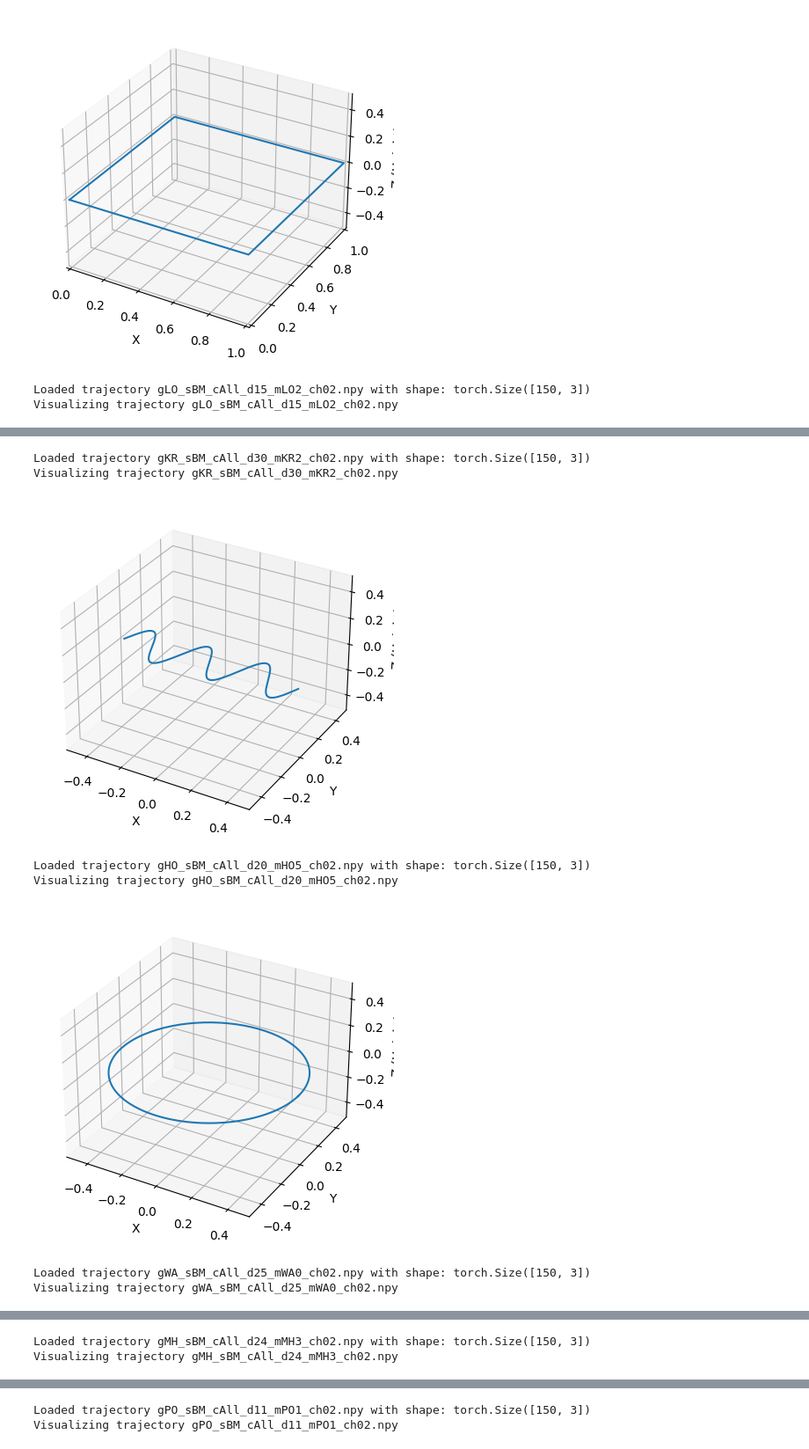
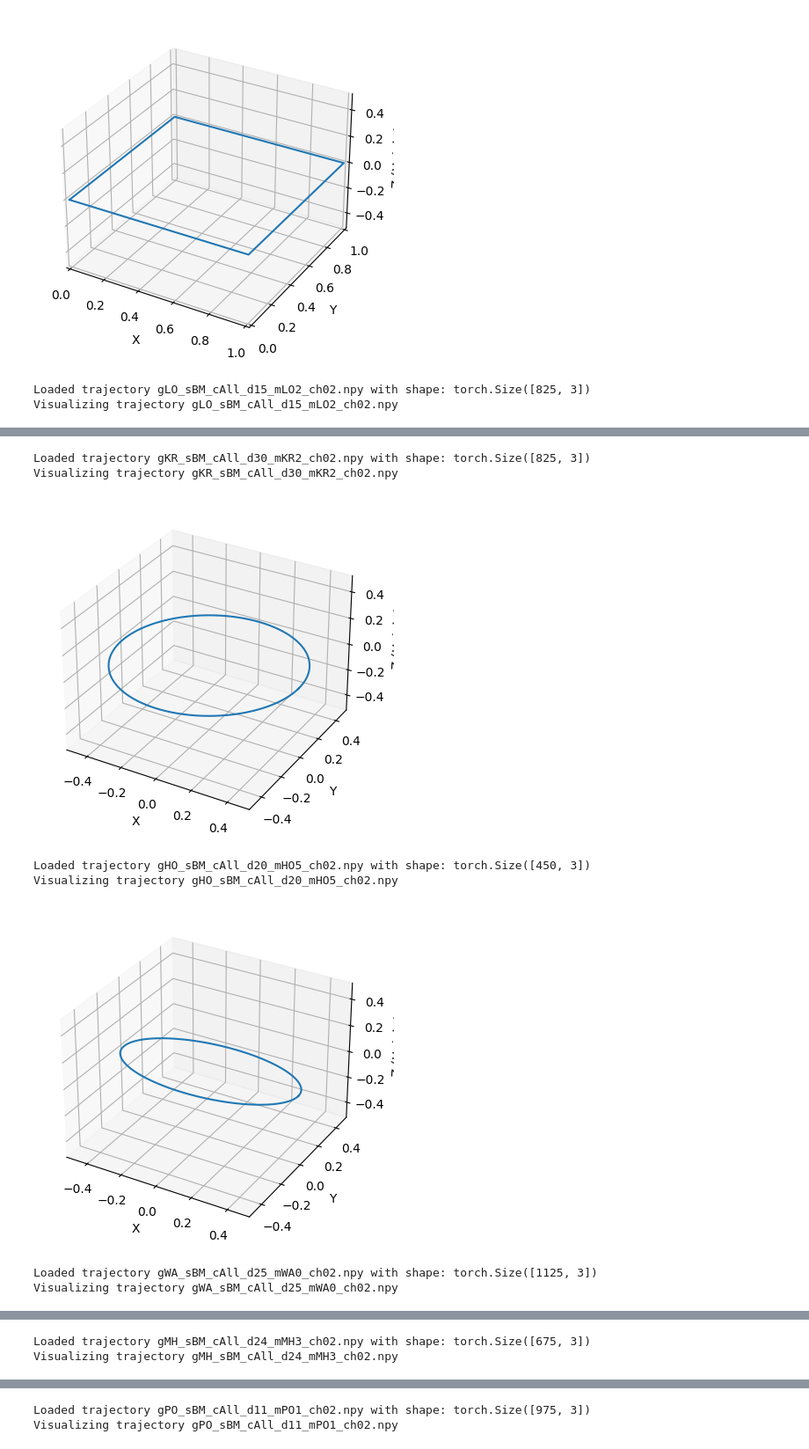
Before and after one commit to aditidankar/RhythmRoute, a Jupyter notebook: generate_test_trajectory/traj_func_visualize.ipynb, the cells around one changed output, grey strips where cells are left out. Shown at 88% size. Saved outputs shown, nothing was run; the diff lists cells and outputs as text; code cells hidden in the pictures.

```diff
--- a/generate_test_trajectory/traj_func_visualize.ipynb
+++ b/generate_test_trajectory/traj_func_visualize.ipynb
@@ -241,26 +241,25 @@ plot_trajectory(x, y, z)
 [figure]
 # %%
 # check created trajectory
-trajectory_path = 'data/trajectories/'
-
+trajectory_path = '../data/trajectories_full/'  # Adjust the path as needed
 for filename in os.listdir(trajectory_path):
     if filename.endswith('.npy'):
         traj = np.load(os.path.join(trajectory_path, filename))
         traj = torch.from_numpy(traj)
         print(f"Loaded trajectory {filename} with shape: {traj.shape}")
         # Optionally visualize the trajectory
         if traj.shape[1] == 3:  # Assuming 3D trajectory
             print(f"Visualizing trajectory {filename}")
             plot_trajectory(traj[:, 0].numpy(), traj[:, 1].numpy(), traj[:, 2].numpy())
 # %% [output]
-Loaded trajectory gLO_sBM_cAll_d15_mLO2_ch02.npy with shape: torch.Size([150, 3])
+Loaded trajectory gLO_sBM_cAll_d15_mLO2_ch02.npy with shape: torch.Size([825, 3])
 Visualizing trajectory gLO_sBM_cAll_d15_mLO2_ch02.npy
 [figure]
-Loaded trajectory gKR_sBM_cAll_d30_mKR2_ch02.npy with shape: torch.Size([150, 3])
+Loaded trajectory gKR_sBM_cAll_d30_mKR2_ch02.npy with shape: torch.Size([825, 3])
 Visualizing trajectory gKR_sBM_cAll_d30_mKR2_ch02.npy
-[figure, old version]
+[figure, new version]
-Loaded trajectory gHO_sBM_cAll_d20_mHO5_ch02.npy with shape: torch.Size([150, 3])
+Loaded trajectory gHO_sBM_cAll_d20_mHO5_ch02.npy with shape: torch.Size([450, 3])
 Visualizing trajectory gHO_sBM_cAll_d20_mHO5_ch02.npy
-[figure, old version]
+[figure, new version]
-Loaded trajectory gWA_sBM_cAll_d25_mWA0_ch02.npy with shape: torch.Size([150, 3])
+Loaded trajectory gWA_sBM_cAll_d25_mWA0_ch02.npy with shape: torch.Size([1125, 3])
 Visualizing trajectory gWA_sBM_cAll_d25_mWA0_ch02.npy
@@ -268,2 +267,2 @@ Visualizing trajectory gWA_sBM_cAll_d25_mWA0_ch02.npy
-Loaded trajectory gMH_sBM_cAll_d24_mMH3_ch02.npy with shape: torch.Size([150, 3])
+Loaded trajectory gMH_sBM_cAll_d24_mMH3_ch02.npy with shape: torch.Size([675, 3])
 Visualizing trajectory gMH_sBM_cAll_d24_mMH3_ch02.npy
@@ -271,2 +270,2 @@ Visualizing trajectory gMH_sBM_cAll_d24_mMH3_ch02.npy
-Loaded trajectory gPO_sBM_cAll_d11_mPO1_ch02.npy with shape: torch.Size([150, 3])
+Loaded trajectory gPO_sBM_cAll_d11_mPO1_ch02.npy with shape: torch.Size([975, 3])
 Visualizing trajectory gPO_sBM_cAll_d11_mPO1_ch02.npy
```
Also changed, not shown: parts of 2 cells of this notebook.
